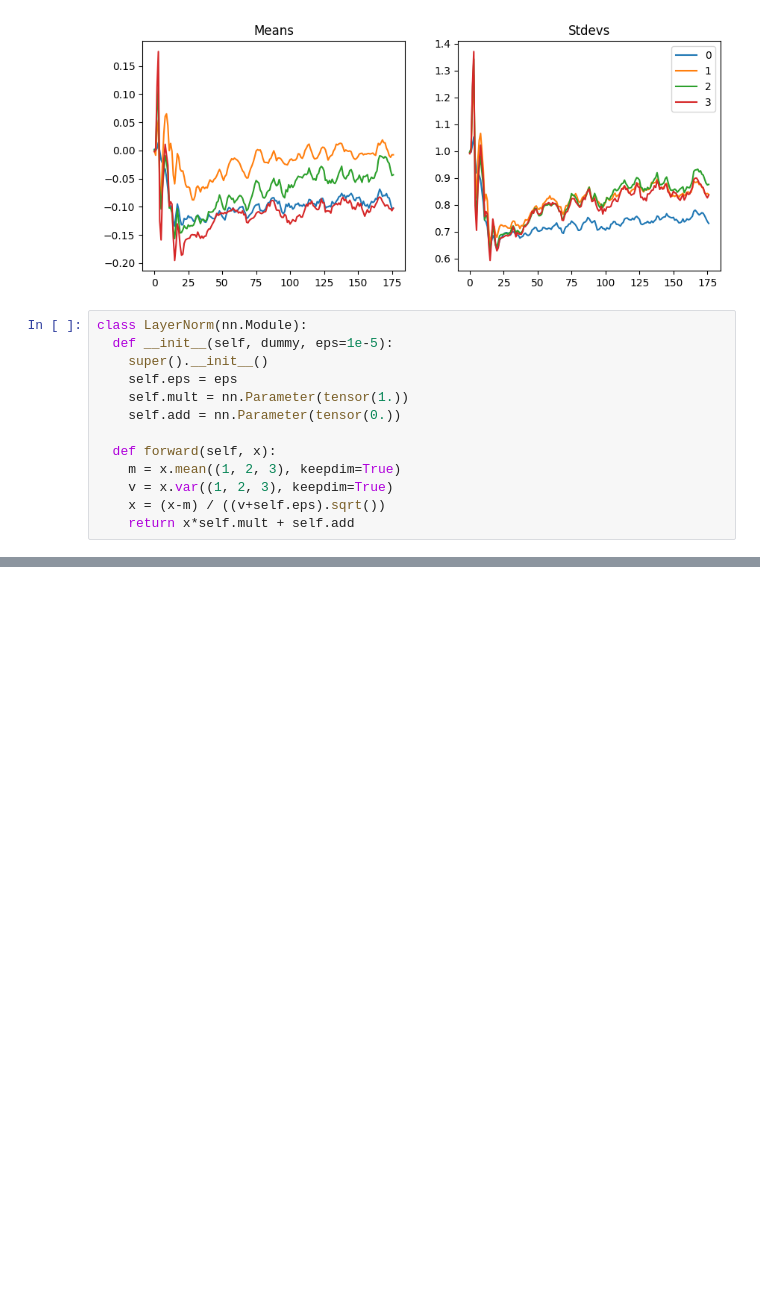
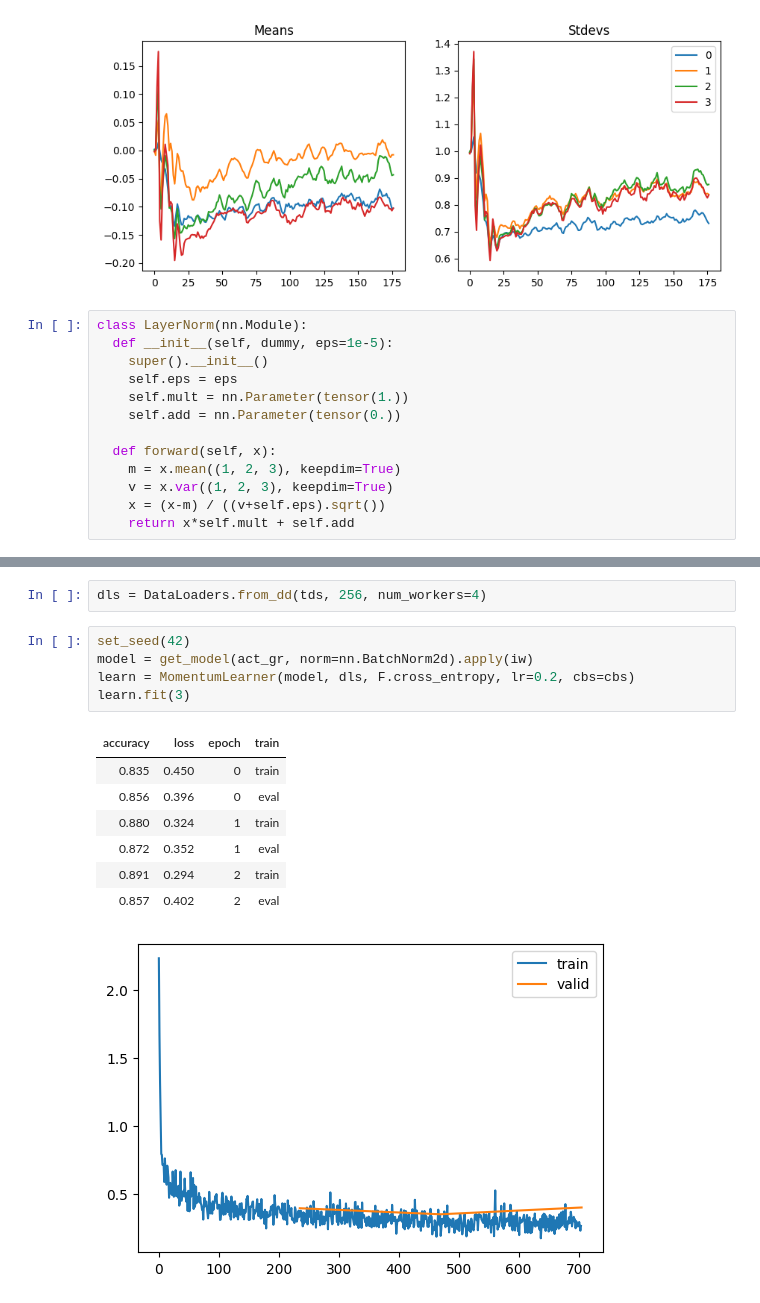
Before and after one commit to satani99/fastai_22_2, a Jupyter notebook: initializing.ipynb, the cells around one changed output, grey strips where cells are left out. Saved outputs shown, nothing was run; the diff lists cells and outputs as text; blank space fills up the shorter version.

```diff
--- a/initializing.ipynb
+++ b/initializing.ipynb
@@ -535,0 +603,16 @@ def conv(ni, nf, ks=3, stride=2, act=nn.ReLU, norm=None, bias=None):
+# %%
+dls = DataLoaders.from_dd(tds, 256, num_workers=4)
+# %%
+set_seed(42)
+model = get_model(act_gr, norm=nn.BatchNorm2d).apply(iw)
+learn = MomentumLearner(model, dls, F.cross_entropy, lr=0.2, cbs=cbs)
+learn.fit(3)
+# %% [output]
+| accuracy | loss | epoch | train |
+| 0.835 | 0.450 | 0 | train |
+| 0.856 | 0.396 | 0 | eval |
+| 0.880 | 0.324 | 1 | train |
+| 0.872 | 0.352 | 1 | eval |
+| 0.891 | 0.294 | 2 | train |
+| 0.857 | 0.402 | 2 | eval |
+[figure, added]
```
Also changed, not shown: parts of 14 cells of this notebook.
